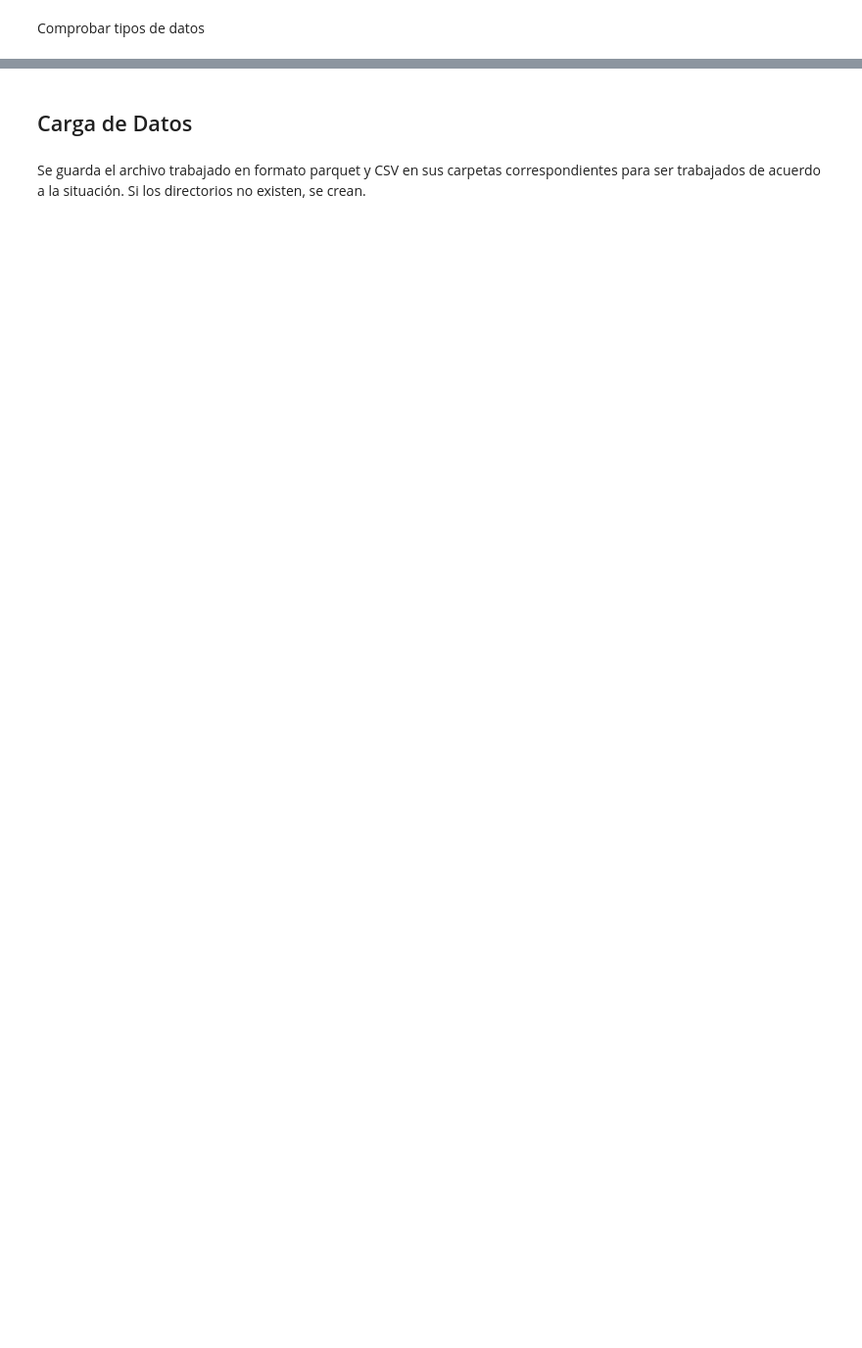
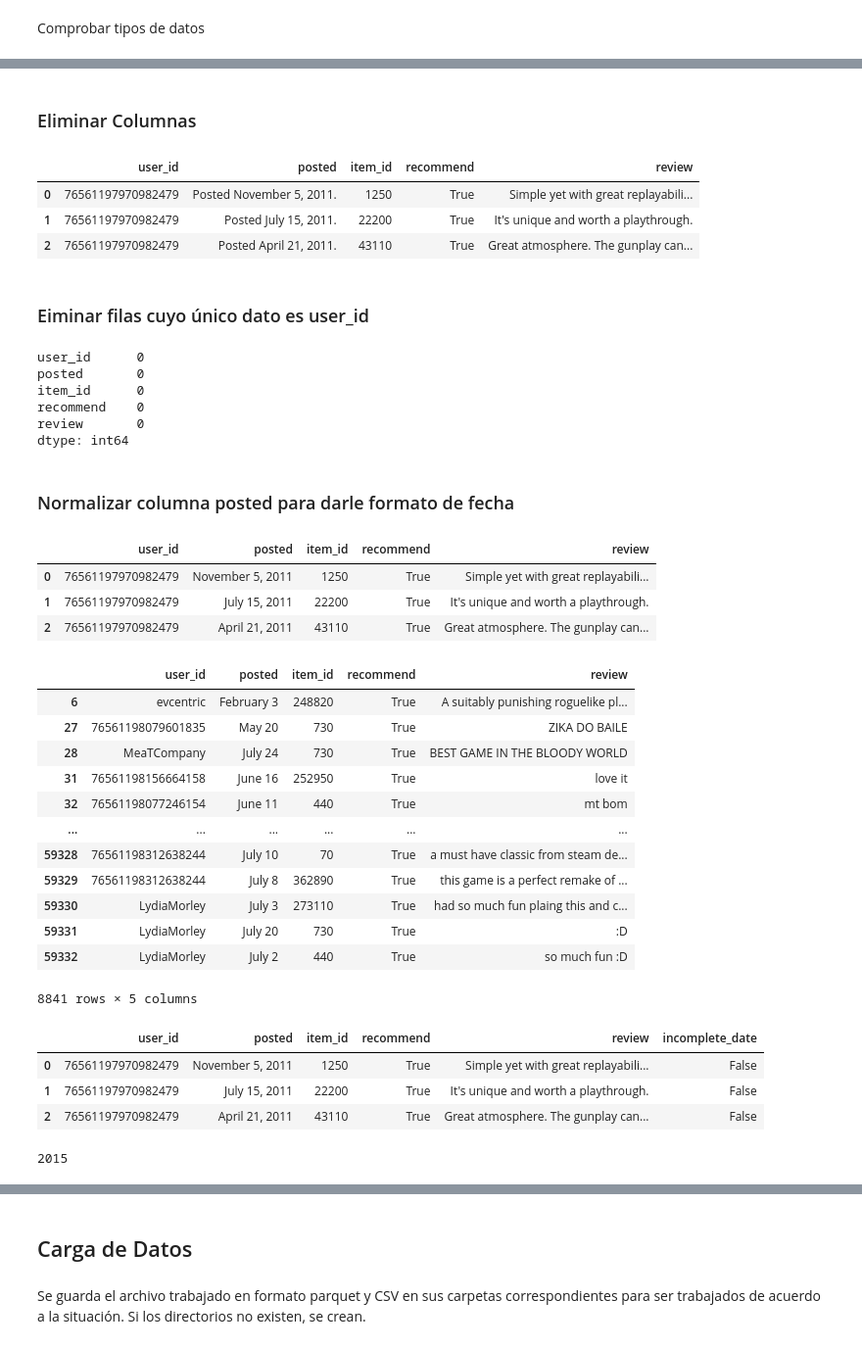
Before and after one commit to DataSciGina/VideoGameRecommender, a Jupyter notebook: ETL/ETL_user_reviews.ipynb, the cells around one changed output, grey strips where cells are left out. Shown at 98% size. Cells and saved outputs as stored; diff of their text form; code cells hidden in the pictures; blank space fills up the shorter version.

```diff
--- a/ETL/ETL_user_reviews.ipynb
+++ b/ETL/ETL_user_reviews.ipynb
@@ -74,0 +88,76 @@ review object
+# %% [markdown]
+### Eliminar Columnas
+# %%
+# guardamos los nmbres de las columnas a eliminar, las eliminamos y las visualizamos
+cols = ['user_url', 'funny', 'last_edited', 'helpful']
+
+reviews.drop(columns=cols, inplace=True)
+reviews.head(3)
+# %% [output]
+|  | user_id | posted | item_id | recommend | review |
+| 0 | 76561197970982479 | Posted November 5, 2011. | 1250 | True | Simple yet with great replayabili... |
+| 1 | 76561197970982479 | Posted July 15, 2011. | 22200 | True | It's unique and worth a playthrough. |
+| 2 | 76561197970982479 | Posted April 21, 2011. | 43110 | True | Great atmosphere. The gunplay can... |
+# %% [markdown]
+### Eiminar filas cuyo único dato es user_id
+# %%
+# Identificar filas que cumplen con la condición
+rows_to_drop = reviews[['posted', 'item_id', 'recommend', 'review']].isna().all(axis=1)
+
+# Eliminar las filas que cumplen con la condición y visualizar valores nulos
+reviews.drop(index=reviews[rows_to_drop].index, inplace=True)
+reviews.isna().sum()
+# %% [output]
+user_id      0
+posted       0
+item_id      0
+recommend    0
+review       0
+dtype: int64
+# %% [markdown]
+### Normalizar columna posted para darle formato de fecha
+# %%
+# Reemplazar los substrings 'Posted ' y '.' por '' y visualizar
+reviews['posted'] = reviews['posted'].str.replace('Posted ', '').str.replace('.', '')
+reviews.head(3)
+# %% [output]
+|  | user_id | posted | item_id | recommend | review |
+| 0 | 76561197970982479 | November 5, 2011 | 1250 | True | Simple yet with great replayabili... |
+| 1 | 76561197970982479 | July 15, 2011 | 22200 | True | It's unique and worth a playthrough. |
+| 2 | 76561197970982479 | April 21, 2011 | 43110 | True | Great atmosphere. The gunplay can... |
+# %%
+# Detectar las fechas incompletas (sin año)
+reviews[reviews['posted'].str.len() < 11]
+# %% [output]
+|  | user_id | posted | item_id | recommend | review |
+| 6 | evcentric | February 3 | 248820 | True | A suitably punishing roguelike pl... |
+| 27 | 76561198079601835 | May 20 | 730 | True | ZIKA DO BAILE |
+| 28 | MeaTCompany | July 24 | 730 | True | BEST GAME IN THE BLOODY WORLD |
+| 31 | 76561198156664158 | June 16 | 252950 | True | love it |
+| 32 | 76561198077246154 | June 11 | 440 | True | mt bom |
+| ... | ... | ... | ... | ... | ... |
+| 59328 | 76561198312638244 | July 10 | 70 | True | a must have classic from steam de... |
+| 59329 | 76561198312638244 | July 8 | 362890 | True | this game is a perfect remake of ... |
+| 59330 | LydiaMorley | July 3 | 273110 | True | had so much fun plaing this and c... |
+| 59331 | LydiaMorley | July 20 | 730 | True | :D |
+| 59332 | LydiaMorley | July 2 | 440 | True | so much fun :D |
+8841 rows × 5 columns
+# %%
+# Crear una columna con datos booleanos indicando si la fecha está completa o incompleta
+reviews['incomplete_date'] = reviews['posted'].apply(lambda x: len(x.split()) == 2 if x else False)
+reviews.head(3)
+# %% [output]
+|  | user_id | posted | item_id | recommend | review | incomplete_date |
+| 0 | 76561197970982479 | November 5, 2011 | 1250 | True | Simple yet with great replayabili... | False |
+| 1 | 76561197970982479 | July 15, 2011 | 22200 | True | It's unique and worth a playthrough. | False |
+| 2 | 76561197970982479 | April 21, 2011 | 43110 | True | Great atmosphere. The gunplay can... | False |
+# %%
+# Extraer años de las filas que tienen una fecha completa
+# Usar regex para encontrar el año dentro del string de 'posted'
+reviews['year'] = reviews['posted'].str.extract(r'(\d{4})').astype(float)
+
+# Encontrar el último año registrado
+last_year = int(reviews['year'].max())
+last_year
+# %% [output]
+2015
```
Also changed, not shown: parts of 13 cells of this notebook, 2 other files.
